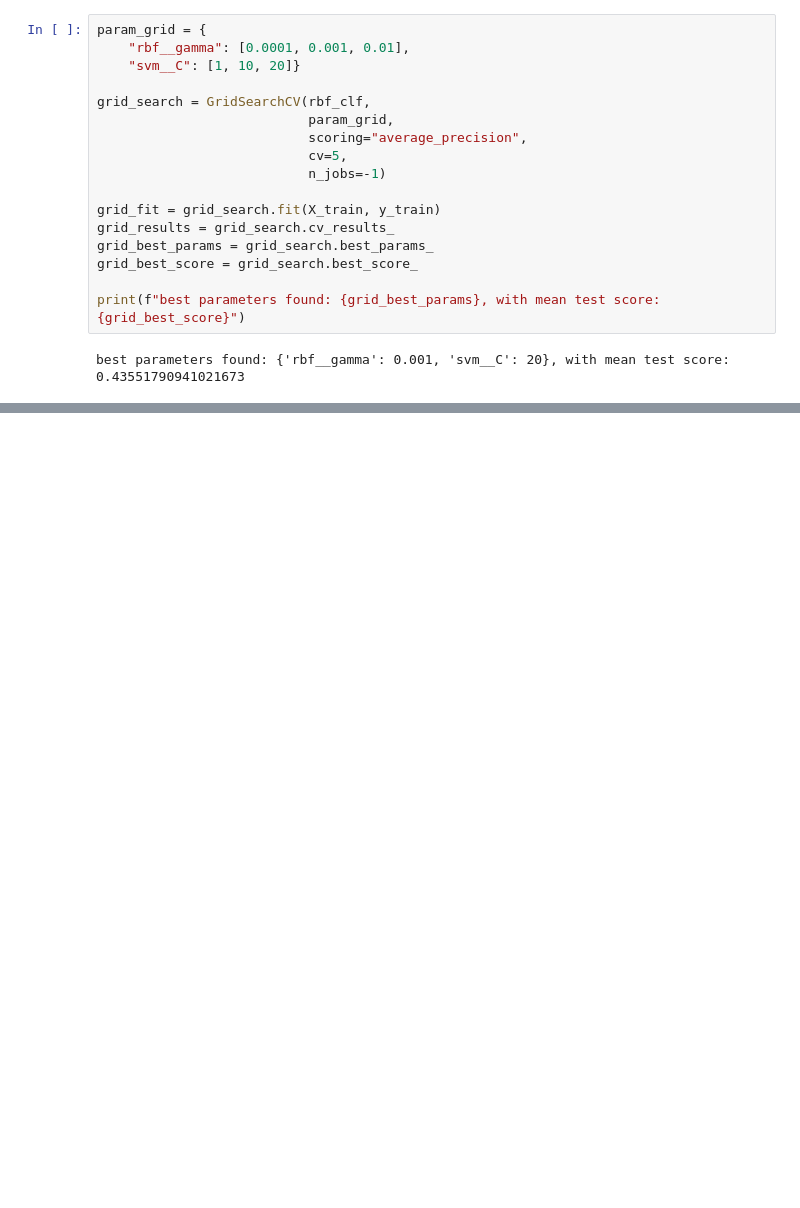
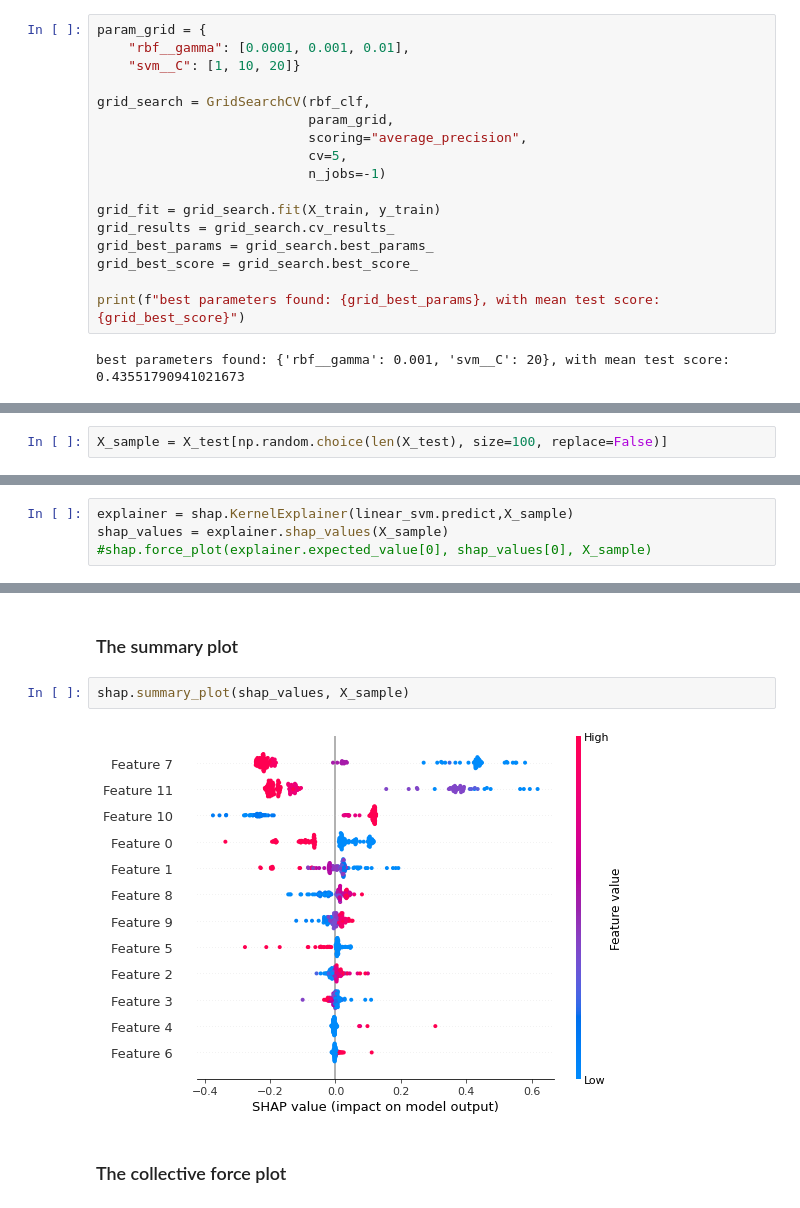
Before and after one commit to iewaij/data-analytics-bank-marketing, a Jupyter notebook: code/7_support_vector_machine.ipynb, the cells around one changed output, grey strips where cells are left out. Cells and saved outputs as stored; diff of their text form; blank space fills up the shorter version.

```diff
--- a/code/7_support_vector_machine.ipynb
+++ b/code/7_support_vector_machine.ipynb
@@ -391,0 +401,2 @@ clf_metric(rbf_tuned)
+# %%
+X_sample = X_test[np.random.choice(len(X_test), size=100, replace=False)]
@@ -391,0 +405,4 @@ clf_metric(rbf_tuned)
+# %%
+explainer = shap.KernelExplainer(linear_svm.predict,X_sample)
+shap_values = explainer.shap_values(X_sample)
+#shap.force_plot(explainer.expected_value[0], shap_values[0], X_sample)
@@ -391,0 +428,8 @@ clf_metric(rbf_tuned)
+# %% [markdown]
+### The summary plot
+# %%
+shap.summary_plot(shap_values, X_sample)
+# %% [output]
+[figure, added]
+# %% [markdown]
+### The collective force plot
```
Also changed, not shown: parts of 18 cells of this notebook, 33 other files.
